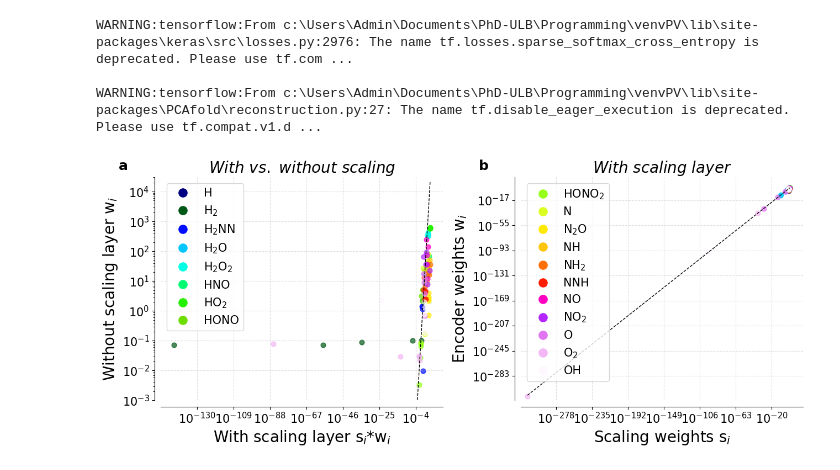
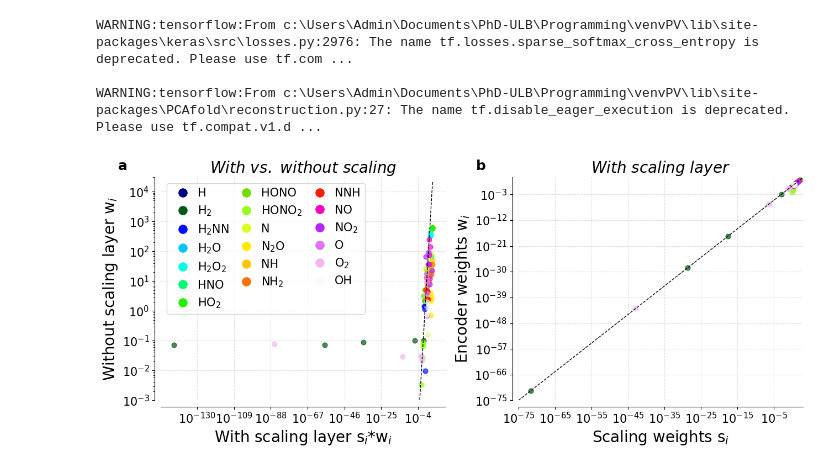
Before and after one commit to GregoireCorluy/PV-optimization-for-ROM, a Jupyter notebook: Figures/Suppl-mat-weight-analysis-scaling-layer.ipynb, the cells around one changed output. Drawn from its saved outputs; the diff is of its cells as text; code cells hidden in the pictures.

Commit message:
add all AE models with metadata and curves and update weight analysis with correct model name

```diff
--- a/Figures/Suppl-mat-weight-analysis-scaling-layer.ipynb
+++ b/Figures/Suppl-mat-weight-analysis-scaling-layer.ipynb
@@ -105,7 +105,7 @@ species_weights_no_scaling = {}
 
 # --- Collect data for WITH scaling layer (Tr35a) ---
 for seed in range(num_seeds):
-    filename_model = f"Xu-AE-opt_adam-epo_100000-lr_0.025-date_14Mar2025-hour_14h23_Tr0D-2q_s{seed}"
+    filename_model = f"Xu-AE-opt_adam-epo_100000-lr_0.025-date_24Mar2025-hour_10h50_Tr0D-2s_s{seed}"
     filename_metadata = filename_model + "_metadata.pkl"
 
     loader = loadData(filename_species_names, path_metadata, filename_metadata)
@@ -125,7 +125,7 @@ for seed in range(num_seeds):
 
 ax2 = axes[1]
 
-for i, sp in enumerate(scaling_weights_dict.keys()):
+for i, sp in enumerate(species_names):
     sw = scaling_weights_dict[sp]   # scaling weights over seeds
     ew = encoder_weights_dict[sp]   # encoder weights over seeds
 
@@ -141,8 +141,8 @@ ax2.set_xscale("log")
 ax2.set_yscale("log")
 
 # Reference line y = x
-xmin = min(min(v) for v in scaling_weights_dict.values())
-xmax = max(max(v) for v in scaling_weights_dict.values())
+xmin = 1e-75
+xmax = 1e03
 ax2.plot([xmin, xmax], [xmin, xmax], 'k--', linewidth=1)
 
 ax2.set_xlabel("Scaling weights s$_i$", fontsize=20)
@@ -151,11 +151,11 @@ ax2.set_ylabel("Encoder weights w$_i$", fontsize=20)
 ax2.set_title(r"$\mathit{With\ scaling\ layer }$", fontsize = 20, fontweight = "bold")
 
 if not full:
-    ax2.set_xlim([1e-4, 1.5e2])  #comment when full
-    ax2.set_ylim([1e-4, 1.5e2])  #comment when full
+    ax2.set_xlim([1e-3, xmax])  #comment when full
+    ax2.set_ylim([1e-3, xmax])  #comment when full
 else:
-    ax2.set_xlim(left=1e-320)  # force lower x-limit
-    ax2.set_ylim(bottom=1e-320)  # force lower y-limit
+    ax2.set_xlim(left=xmin, right = xmax)  # force lower x-limit
+    ax2.set_ylim(bottom=xmin, top = xmax)  # force lower y-limit
 
 ax2.tick_params(axis='both', labelsize=15)
 ax2.grid(True, which="major", linestyle="--", alpha=0.4)
@@ -172,34 +172,17 @@ legend_handles = [
         markeredgecolor='none',
         label=sp
     )
-    for i, sp in enumerate(species_names[:int(len(species_names)/2)-1])
+    for i, sp in enumerate(species_names)
 ]
 
 # Add a single legend for the whole figure
 ax.legend(
     handles=legend_handles,
     loc="upper left",      # adjust as needed
-    fontsize=15
-)
-
-legend_handles = [
-    Line2D(
-        [0], [0],
-        marker='o',
-        linestyle='',
-        markersize=12,
-        markerfacecolor=cmap(norm(i+int(len(species_names)/2)-1)),
-        markeredgecolor='none',
-        label=sp
-    )
-    for i, sp in enumerate(species_names[int(len(species_names)/2)-1:])
-]
-
-# Add a single legend for the whole figure
-ax2.legend(
-    handles=legend_handles,
-    loc="upper left",      # adjust as needed
-    fontsize=15
+    fontsize=15,
+    ncol = 3,
+    handletextpad = 0.3,
+    columnspacing = 0.5
 )
 
 if not full:
@@ -257,31 +240,31 @@ for i in range(len(axes)):
     axes[i].spines['right'].set_visible(False)
 
     if full:
         offset_left = 8
         offset_bottom = 8
         axes[i].spines['left'].set_position(('outward', offset_left))
         axes[i].spines['bottom'].set_position(('outward', offset_bottom))
 
 plt.tight_layout()
 
 def add_panel_label(ax, label, x_offset=-0.15, y_offset=1.08, fontsize=18):
     ax.text(
         x_offset, y_offset,
         label,
         transform=ax.transAxes,
         fontsize=fontsize,
         fontweight="bold",
         va="top",
         ha="left",
         clip_on=False
     )
 add_panel_label(axes[0], "a")
 add_panel_label(axes[1], "b")
 
 if save:
     plt.savefig(pathSave + name + ".png", dpi=1000, bbox_inches="tight")
     plt.savefig(pathSave + name + ".pdf", bbox_inches="tight")
 
 plt.show()
 # %% [output]
-[figure, old version]
+[figure, new version]
```
Also changed, not shown: 31 other files.
